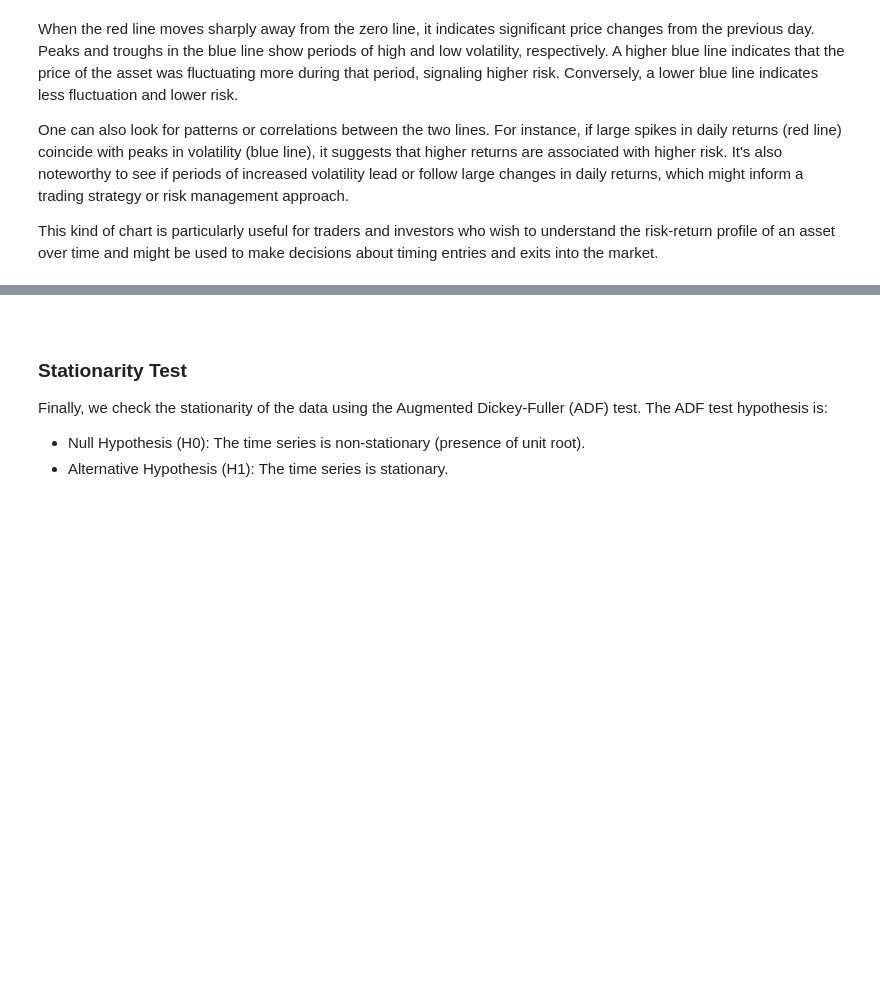
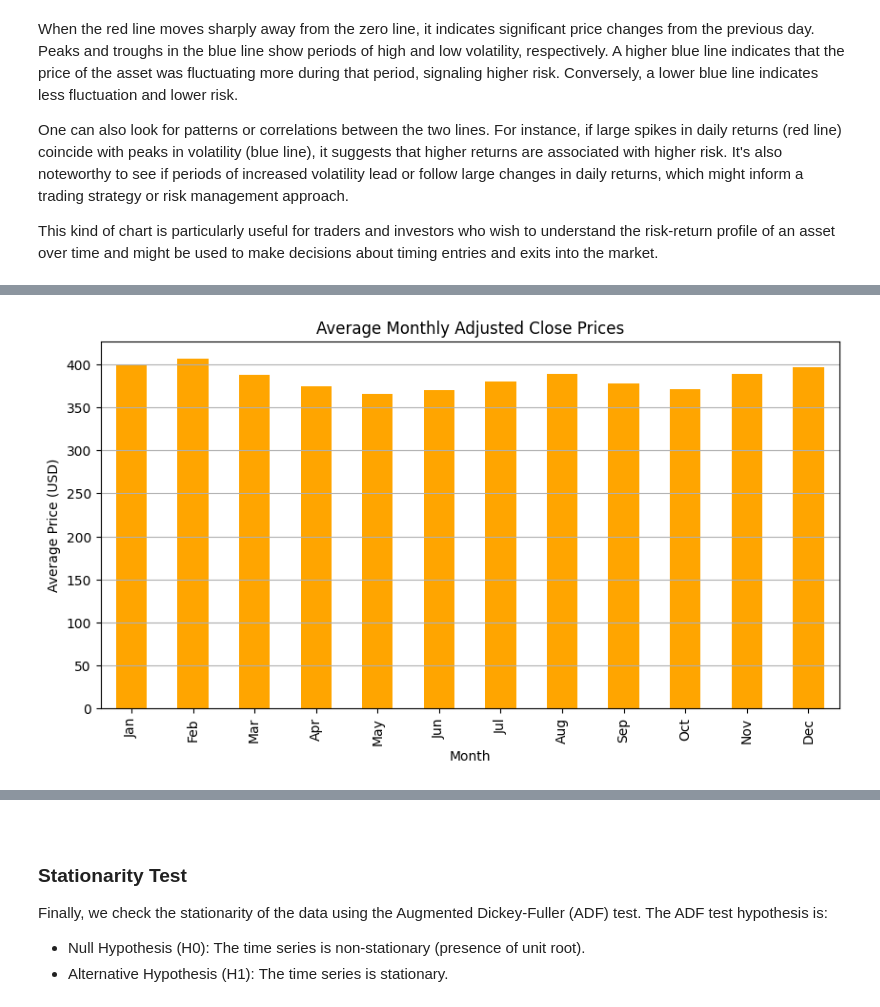
Before and after one commit to charltonxqh/SC1015-mini-project, a Jupyter notebook: overall_analysis.ipynb, the cells around one changed output, grey strips where cells are left out. Cells and saved outputs as stored; diff of their text form; code cells hidden in the pictures; blank space fills up the shorter version.

Commit message:
Updated READme & Overall Analysis

```diff
--- a/overall_analysis.ipynb
+++ b/overall_analysis.ipynb
@@ -141,18 +243,18 @@ The overall chart shows the closing price of VOO, along with the short-term (`MA
 # %%
-df['Daily Return'] = df['Close'].pct_change()
+voo_data['Daily Return'] = voo_data['Close'].pct_change()
 
 fig, ax1 = plt.subplots(figsize=(14, 7))
 
 color = 'tab:red'
 ax1.set_xlabel('Date')
 ax1.set_ylabel('Daily Return', color=color)
-ax1.plot(df.index, df['Daily Return'], color=color, label='Daily Return')
+ax1.plot(voo_data.index, voo_data['Daily Return'], color=color, label='Daily Return')
 ax1.tick_params(axis='y', labelcolor=color)
 
 ax2 = ax1.twinx()  # instantiate a second axes that shares the same x-axis
 color = 'tab:blue'
 ax2.set_ylabel('Volatility (Rolling Std Dev of Daily Return)', color=color)
-ax2.plot(df.index, df['Daily Return'].rolling(window=30).std(), color=color, label='Rolling 30-Day Std Dev')
+ax2.plot(voo_data.index, voo_data['Daily Return'].rolling(window=30).std(), color=color, label='Rolling 30-Day Std Dev')
 ax2.tick_params(axis='y', labelcolor=color)
 
 fig.tight_layout()  # otherwise the right y-label is slightly clipped
@@ -168,0 +278,22 @@ This kind of chart is particularly useful for traders and investors who wish to
+# %%
+# Calculate moving averages
+voo_data['30-Day MA'] = voo_data['Adj Close'].rolling(window=30).mean()
+voo_data['90-Day MA'] = voo_data['Adj Close'].rolling(window=90).mean()
+
+# Extract month from the date for seasonality analysis
+voo_data['Month'] = voo_data.index.month
+
+# Group by month and calculate average adjusted close price
+monthly_avg_prices = voo_data.groupby('Month')['Adj Close'].mean()
+
+# Plotting average monthly adjusted close prices
+plt.figure(figsize=(10, 5))
+monthly_avg_prices.plot(kind='bar', color='orange')
+plt.title('Average Monthly Adjusted Close Prices')
+plt.xlabel('Month')
+plt.ylabel('Average Price (USD)')
+plt.xticks(ticks=range(0, 12), labels=['Jan', 'Feb', 'Mar', 'Apr', 'May', 'Jun', 'Jul', 'Aug', 'Sep', 'Oct', 'Nov', 'Dec'])
+plt.grid(True, axis='y')
+plt.show()
+# %% [output]
+[figure, added]
```
Also changed, not shown: parts of 26 cells of this notebook, 1 other file.
